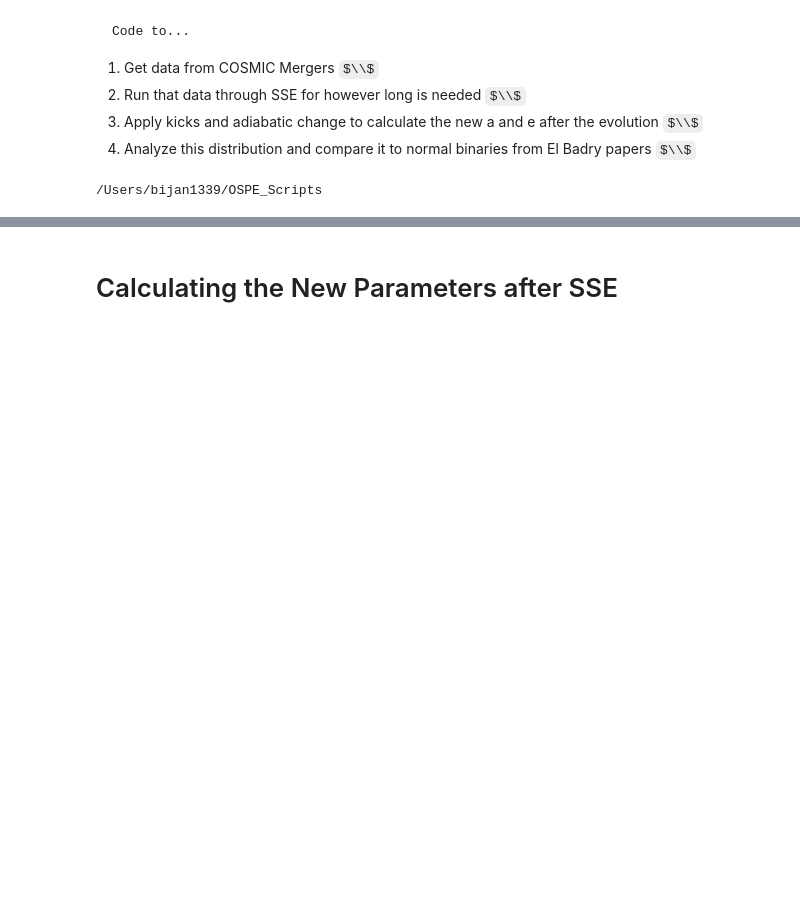
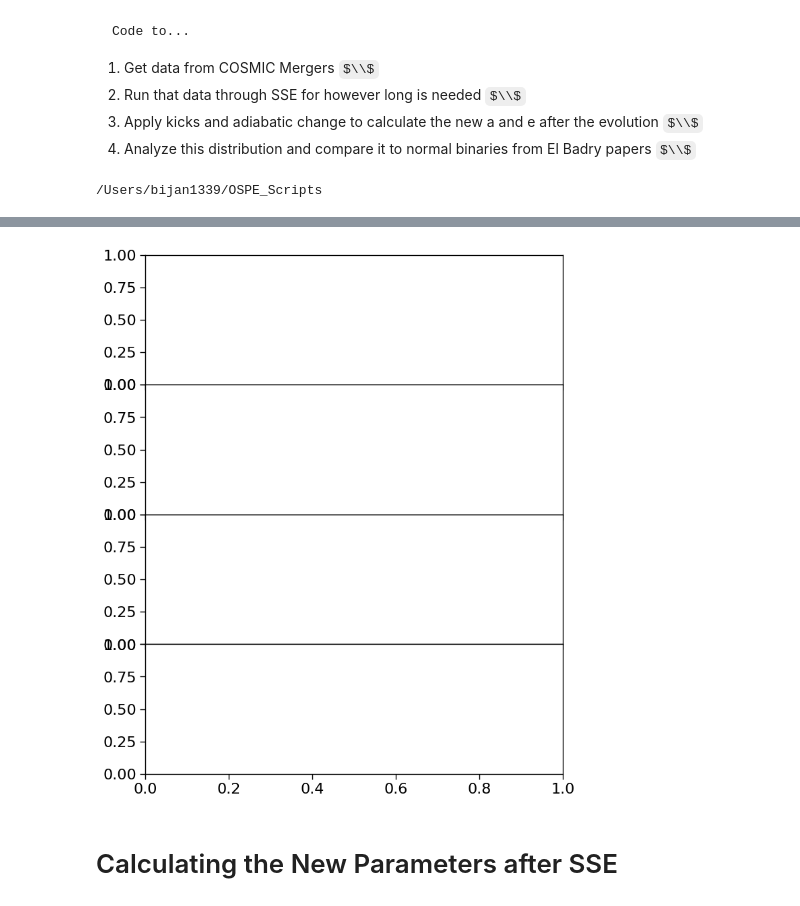
Before and after one commit to cheyanneshariat/OSPE_Scripts, a Jupyter notebook: SSE_Mergers.ipynb, the cells around one changed output, grey strips where cells are left out. Cells and saved outputs as stored; diff of their text form; code cells hidden in the pictures; some formulas as TeX source; blank space fills up the shorter version.

```diff
--- a/SSE_Mergers.ipynb
+++ b/SSE_Mergers.ipynb
@@ -407,3 +596,13 @@ bcm#.query("kstar_1 == 4")
+# %%
+fig, axes  = plt.subplots(nrows=4,ncols=1,figsize=(8,10),gridspec_kw=dict(hspace=0,wspace=0.0),sharex=True)
+(ax1, ax2, ax3, ax4) = axes
+
+kwargs_hist = {'histtype' :'step','density':True}
+
+kwargs_hist  =
+ax1.hist()
+# %% [output]
+[figure, added]
 # %% [markdown]
 # Calculating the New Parameters after SSE
 # %%
```
Also changed, not shown: parts of 12 cells of this notebook, 3 other files.
